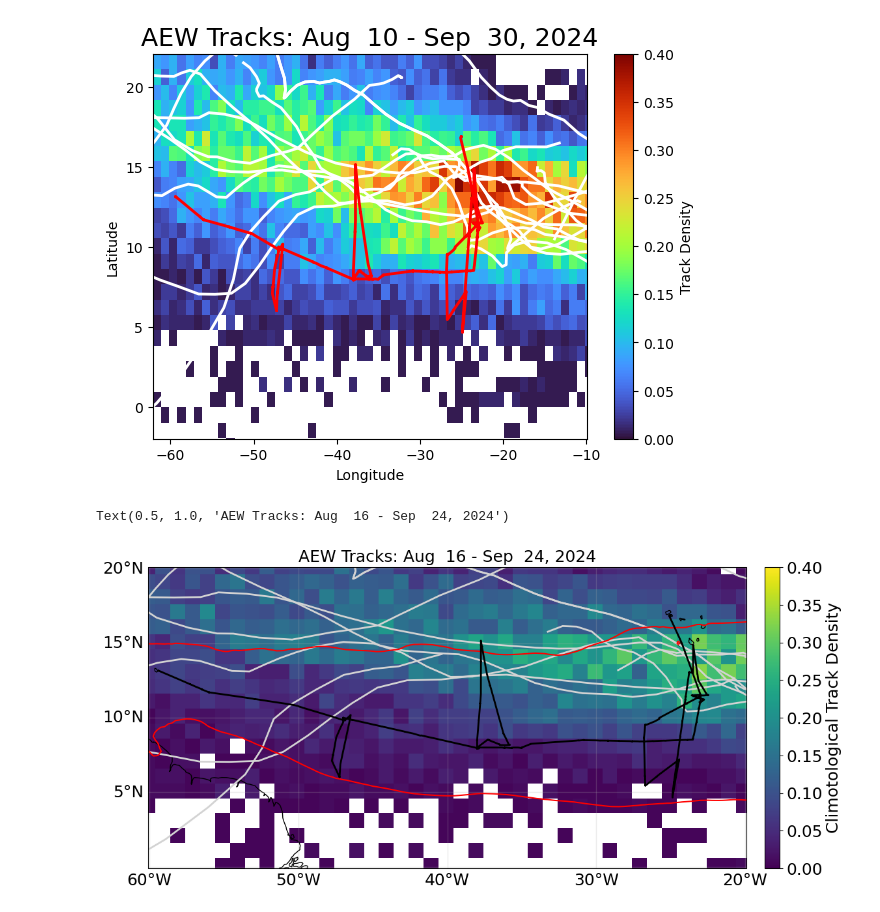
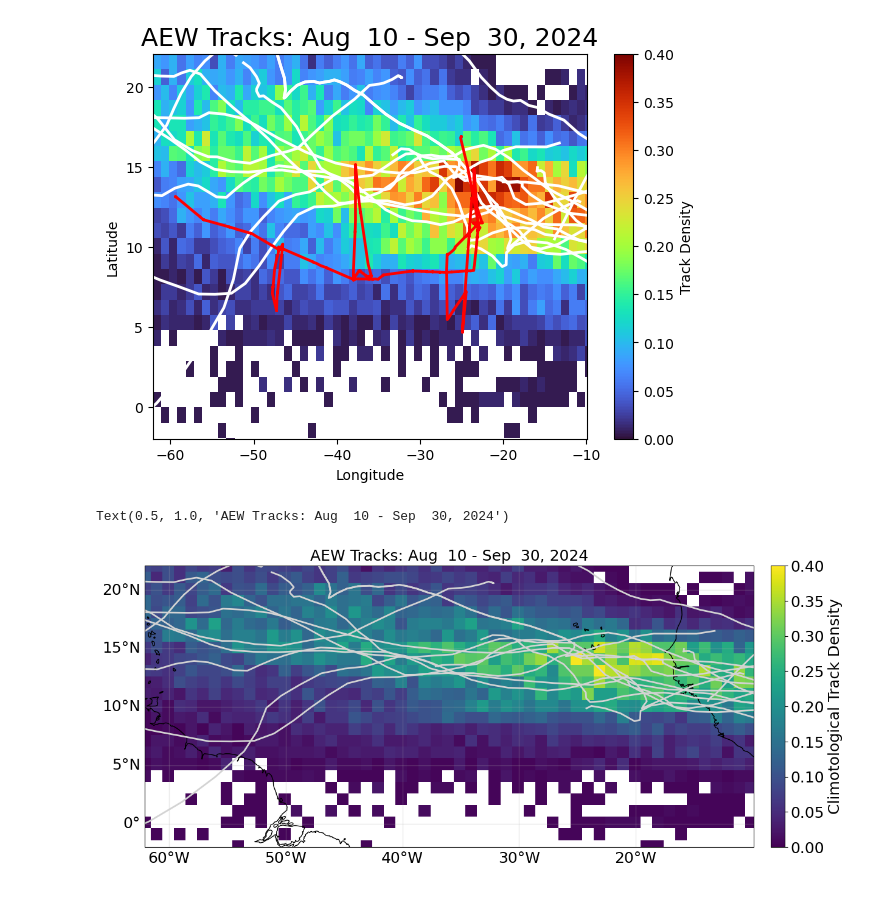
Before and after one commit to allison-wing/PICCOLO, a Jupyter notebook: plot_AEWtracks_ERA5_BOWTIE_climo.ipynb, the cells around one changed output. Drawn from its saved outputs; the diff is of its cells as text; code cells hidden in the pictures.

Commit message:
removed PW from AEW plot

```diff
--- a/plot_AEWtracks_ERA5_BOWTIE_climo.ipynb
+++ b/plot_AEWtracks_ERA5_BOWTIE_climo.ipynb
@@ -18,15 +18,15 @@ import cartopy
 # %%
 # Define constants
 years = np.arange(1979, 2024)  # Year range for climatology 1979 to 2023 inclusive
-#lat1, lat2 = -2, 22.1             # Latitude range
-#lon1, lon2 = -62.1, -9.9            # Longitude range
-lat1, lat2 = -0.1, 20.1             # Latitude range
-lon1, lon2 = -60.1, -19.9            # Longitude range
+lat1, lat2 = -2, 22.1             # Latitude range
+lon1, lon2 = -62.1, -9.9            # Longitude range
+#lat1, lat2 = -0.1, 20.1             # Latitude range
+#lon1, lon2 = -60.1, -19.9            # Longitude range
 gridsize = 1                     # Grid size for track density
 mon1 = 8
-day1 = 16
+day1 = 10
 mon2 = 9
-day2 = 24
+day2 = 30
 # %% [markdown]
 Ship data
 # %%
@@ -153,7 +153,7 @@ trden_avg = np.where(trden_avg == 0, np.nan, trden_avg)
 AEW tracks during BOWTIE
 # %%
 #Open the file with the AEW tracks from August-September 2024
-ds = xr.open_dataset('../AEWtracking/AEW_tracks_BOWTIE_post_processed.nc',decode_times=False)
+ds = xr.open_dataset('./AEWtracking/AEW_tracks_BOWTIE_post_processed.nc',decode_times=False)
 
 AEW_lon2024 = ds['AEW_lon_smooth'].values  # Time x System
 AEW_lat2024 = ds['AEW_lat_smooth'].values
@@ -256,34 +256,34 @@ gl.yformatter = LATITUDE_FORMATTER
 gl.xlabel_style = {'size': 18}
 gl.ylabel_style = {'size': 18}
 
 #plot the track density
 #cax = ax.imshow(trden_avg, extent=(Xp[0], Xp[-1], Yp[0], Yp[-1]), aspect='auto', cmap='turbo', origin='lower', vmin=0, vmax=0.4)
 plt.pcolormesh(Xp, Yp, trden_avg, vmin=0, vmax=0.4)
 
 # Add colorbar
 cbar=plt.colorbar(orientation='vertical', pad=0.02)
 cbar.set_label('Climotological Track Density',fontsize=18)  #add a label to the colorbar
 
 #plot the AEW tracks in 2024
 nAEW2024, ntimeAEW2024 = AEWlat2024.shape
 for i in range(nAEW2024):
     ax.plot(AEWlon2024[i, :], AEWlat2024[i, :], 'lightgray', linewidth=2)
 
 ##plot mean CWV 48 mm contour from era5
-plt.contour(era5.longitude.values,era5.latitude.values, tcwv_mean,levels = [48],colors = 'r',linewidth = 1)
+#plt.contour(era5.longitude.values,era5.latitude.values, tcwv_mean,levels = [48],colors = 'r',linewidth = 1)
 
 #plot the ship track
-ax.plot(shipLON, shipLAT, 'k', linewidth=2)
+#ax.plot(shipLON, shipLAT, 'k', linewidth=2)
 
 #Set the plot limits and title
 cbar.ax.tick_params(labelsize=18)
 ax.set_xlim(lon1, lon2)
 ax.set_ylim(lat1, lat2)
 
 # Set labels and title
 ax.set_xlabel('Longitude')
 ax.set_ylabel('Latitude')
 ax.set_title(f'AEW Tracks: Aug  {day1:2.0f} - Sep  {day2:2.0f}, 2024', fontsize=18)
 # %% [output]
-Text(0.5, 1.0, 'AEW Tracks: Aug  16 - Sep  24, 2024')
+Text(0.5, 1.0, 'AEW Tracks: Aug  10 - Sep  30, 2024')
-[figure, old version]
+[figure, new version]
```
Also changed, not shown: parts of 2 cells of this notebook.
